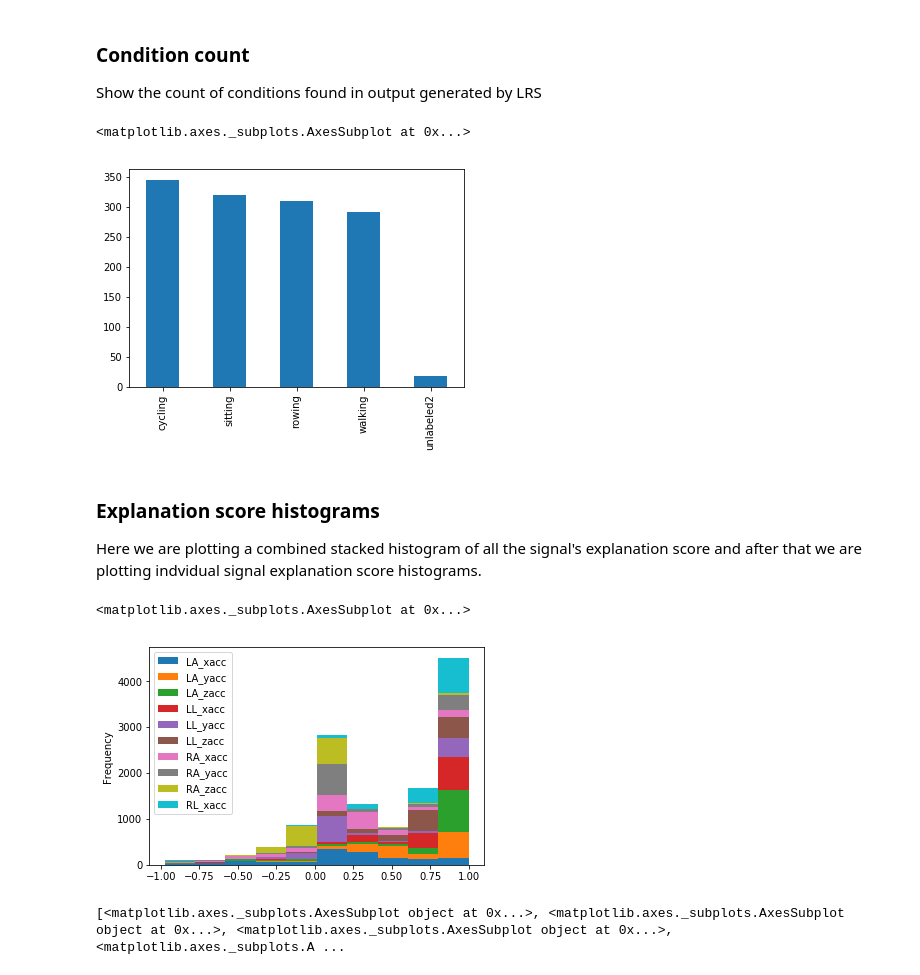
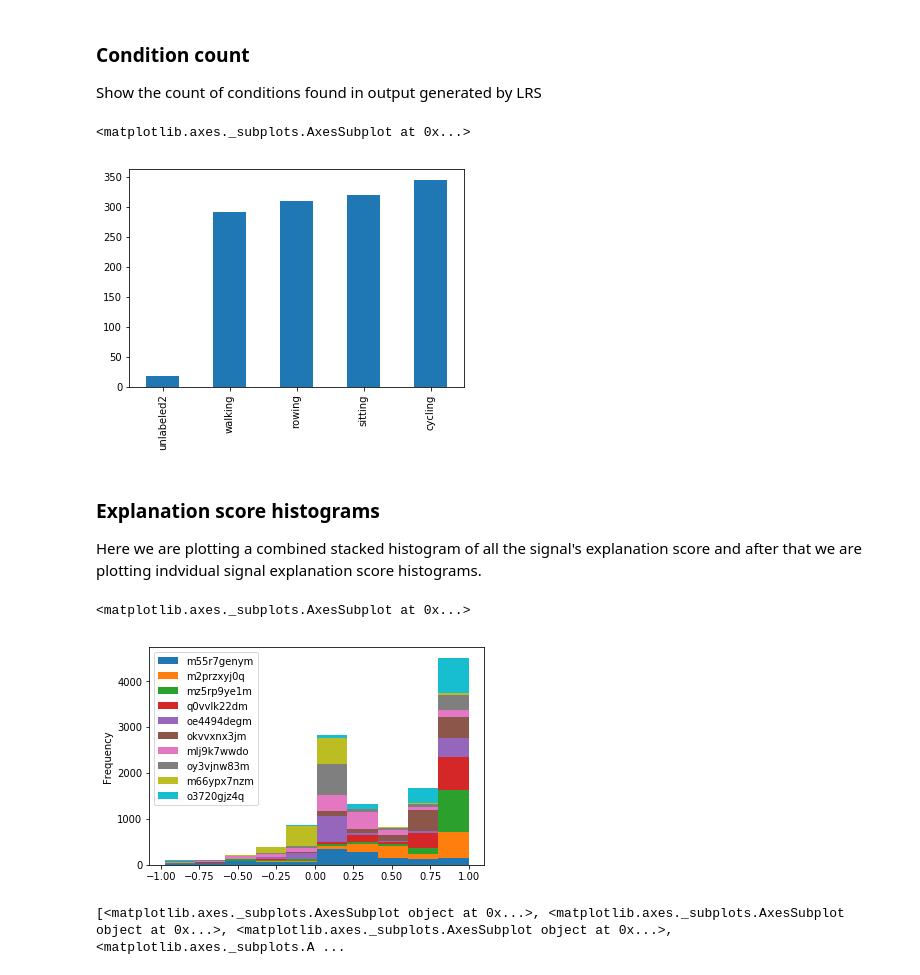
Before and after one commit to mukeshpat3l/examples, a Jupyter notebook: jupyter-example-notebooks/ExplanationConfidenceLRSExample.ipynb, the cells around one changed output. Cells and saved outputs as stored; diff of their text form; code cells hidden in the pictures.

```diff
--- a/jupyter-example-notebooks/ExplanationConfidenceLRSExample.ipynb
+++ b/jupyter-example-notebooks/ExplanationConfidenceLRSExample.ipynb
@@ -26,13 +26,9 @@ Common setup is here. user needs to specify api_host, account_id and token
 # %%
 # We need the token which we can use to call falkonry api
 api_host='https://dev.falkonry.ai:30076'
-#account_id='1549888741382341'
-#token='Bearer eyJ0eXAiOiJKV1QiLCJhbGciOiJIUzI1NiJ9.eyJleHAiOjE1NDY5NjgyODE0MjMsICJlbWFpbCIgOiAicml0ZXNoLmFkdmFsQGdtYWlsLmNvbSIsICJuYW1lIiA6ICJSSVRFU0ggQURWQUwiLCAic2Vzc2lvbiIgOiAiMTU0OTg4ODg2NjI4OTAxMSIgfQ.q-nWxIWqimjvzYqimWBcgYOReaCKgHf8G94yGg-8m8g'
-account_id='vpzr7cm8ev53u6'
-token='Bearer eyJ0eXAiOiJKV1QiLCJhbGciOiJIUzI1NiJ9.eyJleHAiOjE1NTEzMTczOTcsICJlbWFpbCIgOiAicml0ZXNoLmFkdmFsQGZhbGtvbnJ5LmNvbSIsICJuYW1lIiA6ICJSaXRlc2ggQWR2YWwiLCAic2Vzc2lvbiIgOiAiMTU1MzExMzY4NzQ3OTY0OSIgfQ.2hhd_FBxICOgXkTJD3r-sn82Q4WCO-JhgAGNQ_kqYf8'
 
-account_id='1554433307481915'
-token='Bearer eyJ0eXAiOiJKV1QiLCJhbGciOiJIUzI1NiJ9.eyJleHAiOjE1NTE5NzcyMjQsICJlbWFpbCIgOiAicml0ZXNoLmFkdmFsQGZhbGtvbnJ5LmNvbSIsICJuYW1lIiA6ICJSaXRlc2ggQWR2YWwiLCAic2Vzc2lvbiIgOiAiMTU1NDQzMzM0MDUzMTgxNCIgfQ.cbTfSzDnjFLm0el8_YRVKpydbIU__bSIk8eo2sOGCOs'
+account_id=''
+token=''
 # %%
 #initialize global variables
 api_url=('%s/api/1.1' % api_host)
@@ -53,7 +49,6 @@ The code here calls LRS rest api to get info on datastreams, assesmments, output
 def getDatastreams(account_id):
     r = requests.get('%s/accounts/%s/datastreams' % (api_url, account_id), headers={'Authorization':token})
     r.status_code
-    #print(r.status_code)
     parsed = json.loads(r.text)
     ds_count = parsed[0]['count']
 
@@ -82,11 +77,8 @@ def getDatastreamSignals(account_id, datastream_id):
     parsed
 
     signal_names_and_ids = {x['name']: x['key'] for (x) in parsed}
-    #signal_names_and_ids = {v: k for k, v in signal_names_and_ids.items()}
 
     s = pd.Series(signal_names_and_ids)
-    #s.index.name = 'Signal Key'
-    #s.name = "Signal Name"
     s.reset_index()
     return s
 
@@ -146,7 +138,6 @@ def getModelSignals(account_id, datastream_id, assessment_id, model_id):
     parsed
 
     signal_names_and_ids = {x['name']: x['key'] for (x) in parsed['spec']['inputList']}
-    signal_names_and_ids = {v: k for k, v in signal_names_and_ids.items()}
 
     s = pd.Series(signal_names_and_ids)
 
@@ -221,7 +212,6 @@ def getSignalExplanation(account_id, datastream_id, assessment_id, model_id, sig
     r.status_code
     r.text
 
-
     df = pd.read_csv(io.StringIO(r.text))
     df
     df2=df.sum()
@@ -232,6 +222,7 @@ def getSignalExplanation(account_id, datastream_id, assessment_id, model_id, sig
     r = requests.get('%s/accounts/%s/datastreams/%s/assessments/%s/models/%s/outputs/explanation-%s?limit=%d' % (api_url, account_id, datastream_id, assessment_id, model_id, signal_key, explanation_count), headers={'Authorization':token})
     r.status_code
     r.text
+
     e_df = pd.read_csv(io.StringIO(r.text))
 
     return e_df
@@ -249,7 +240,7 @@ def getCombinedAssessmentAndExplanationAndConfidence2(account_id, datastream_id,
     signal_name_to_signal_key = getModelSignals(account_id, datastream_id, assessment_id, model_id)
 
     for (key, val) in signal_name_to_signal_key.items():
-        explanation_df = getSignalExplanation(account_id, datastream_id, assessment_id, model_id, key)
+        explanation_df = getSignalExplanation(account_id, datastream_id, assessment_id, model_id, val)
         exp = explanation_df.sort_values(by=["time", "entity"])
         assess[val] = exp['value']
 
@@ -260,7 +251,6 @@ def round_up_to_even(f):
 
 def createExplanationReportJob(datastream_id, assessment_id, model_id):
     model = model_id_to_model[model_id]
-    #print("model : %s " % model)
     startTime = model['spec']['applySpec']['query']['timeRange']['startTime']
     endTime = model['spec']['applySpec']['query']['timeRange']['endTime']
 
@@ -457,22 +431,19 @@ df.head(2)
 Show the count of conditions found in output generated by LRS
 # %%
 df2 = df['value'].value_counts()
-df2
-df2.plot.bar()
+df2.sort_values(axis=0).plot.bar()
 # %% [output]
 <matplotlib.axes._subplots.AxesSubplot at 0x...>
-[figure, old version]
+[figure, new version]
 # %% [markdown]
 ### Explanation score histograms
 Here we are plotting a combined stacked histogram of all the signal's explanation score and after that we are plotting indvidual signal explanation score histograms.
 # %%
 # plot stacked histogram
 df.plot.hist( y=list(signal_name_to_signal_key.to_dict().values()), stacked=True)
-
-#df['Vibration'].plot.hist( y="Vibration", stacked=True)
 # %% [output]
 <matplotlib.axes._subplots.AxesSubplot at 0x...>
-[figure, old version]
+[figure, new version]
 # %%
 #plot individual histograms of each explanation score
 signals = list(signal_name_to_signal_key.to_dict().values())
```
Also changed, not shown: parts of 20 cells of this notebook.
